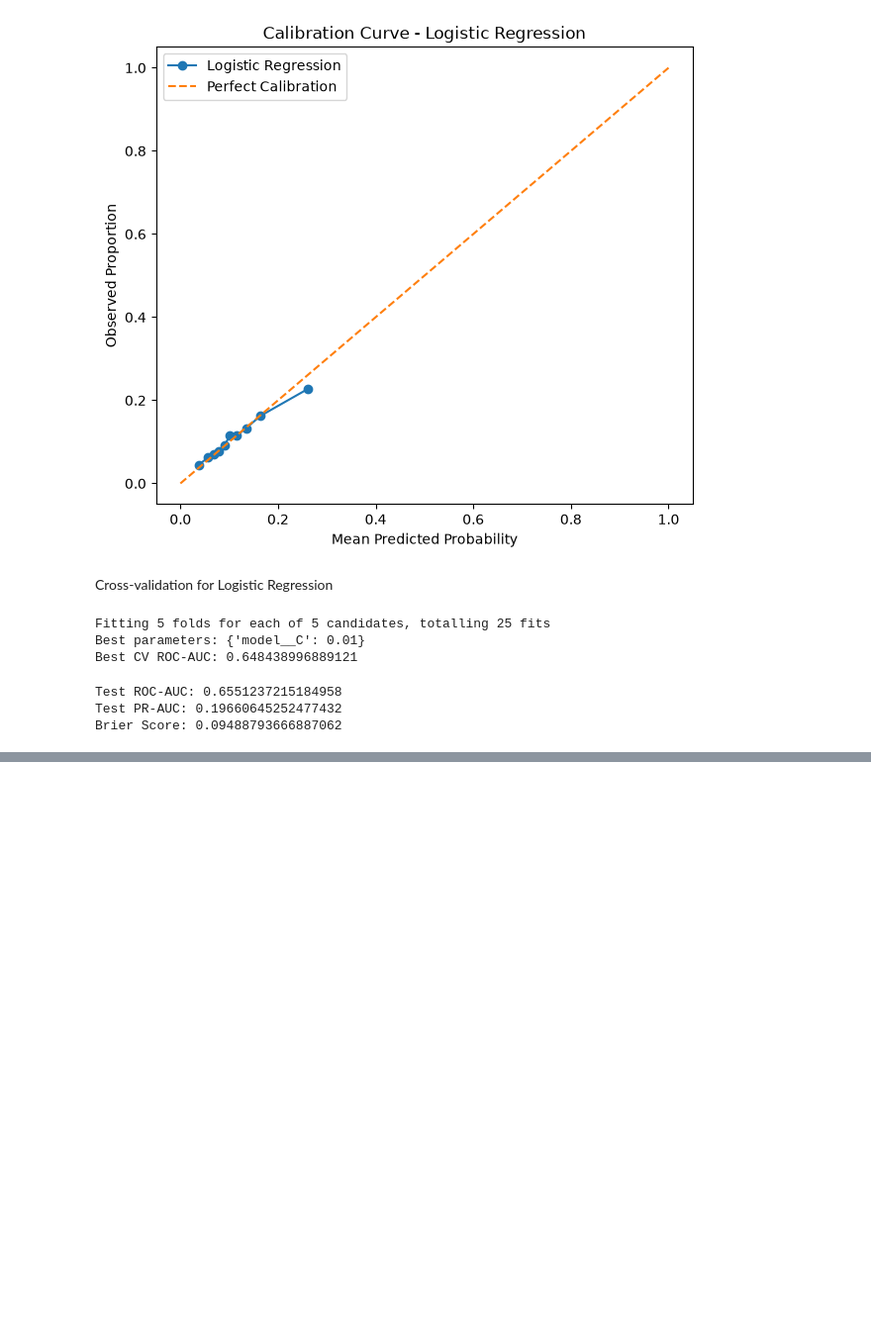
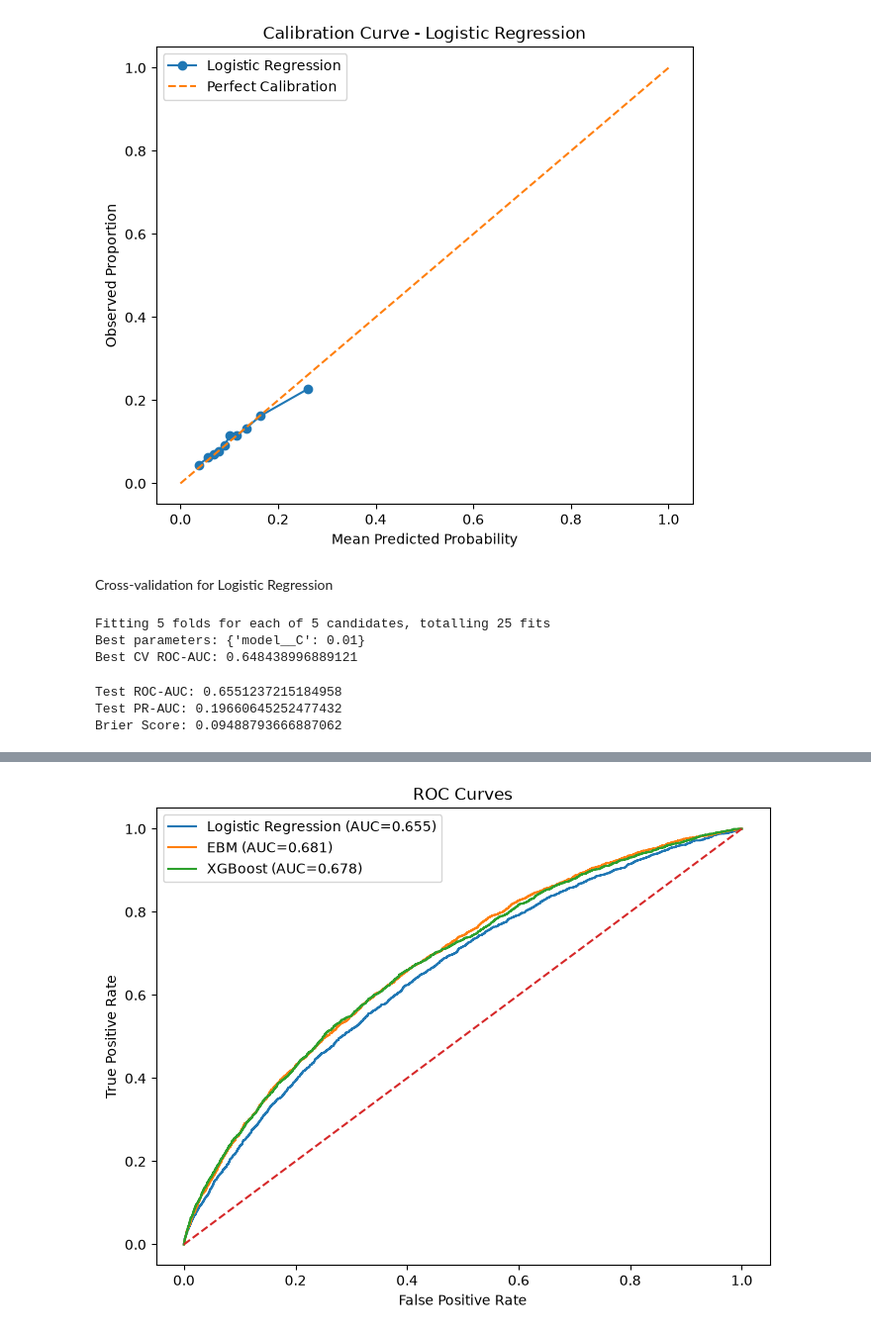
Before and after one commit to umayangi12/ResearchProject, a Jupyter notebook: JupyterNotebook/ModelTraining.ipynb, the cells around one changed output, grey strips where cells are left out. Shown at 99% size. Cells and saved outputs as stored; diff of their text form; code cells hidden in the pictures; blank space fills up the shorter version.

```diff
--- a/JupyterNotebook/ModelTraining.ipynb
+++ b/JupyterNotebook/ModelTraining.ipynb
@@ -668,0 +798,7 @@ Brier Score: 0.09488793666887062
+# %%
+xgb_model.fit(
+    X_train,
+    y_train
+)
+
+print("XGBoost training completed.")
@@ -668,0 +807,5 @@ Brier Score: 0.09488793666887062
+# %%
+#XGBoost probabilities
+y_prob_xgb = xgb_model.predict_proba(
+    X_test
+)[:, 1]
@@ -668,0 +882,42 @@ Brier Score: 0.09488793666887062
+# %%
+#comparing ROC curves
+from sklearn.metrics import roc_curve
+
+fpr_lr, tpr_lr, _ = roc_curve(y_test, y_prob_lr)
+fpr_ebm, tpr_ebm, _ = roc_curve(y_test, y_prob_ebm)
+fpr_xgb, tpr_xgb, _ = roc_curve(y_test, y_prob_xgb)
+
+plt.figure(figsize=(8, 6))
+
+plt.plot(
+    fpr_lr,
+    tpr_lr,
+    label=f"Logistic Regression (AUC={roc_auc_score(y_test, y_prob_lr):.3f})"
+)
+
+plt.plot(
+    fpr_ebm,
+    tpr_ebm,
+    label=f"EBM (AUC={roc_auc_score(y_test, y_prob_ebm):.3f})"
+)
+
+plt.plot(
+    fpr_xgb,
+    tpr_xgb,
+    label=f"XGBoost (AUC={roc_auc_score(y_test, y_prob_xgb):.3f})"
+)
+
+plt.plot(
+    [0, 1],
+    [0, 1],
+    linestyle="--"
+)
+
+plt.xlabel("False Positive Rate")
+plt.ylabel("True Positive Rate")
+plt.title("ROC Curves")
+plt.legend()
+
+plt.show()
+# %% [output]
+[figure, added]
```
Also changed, not shown: parts of 45 cells of this notebook.
